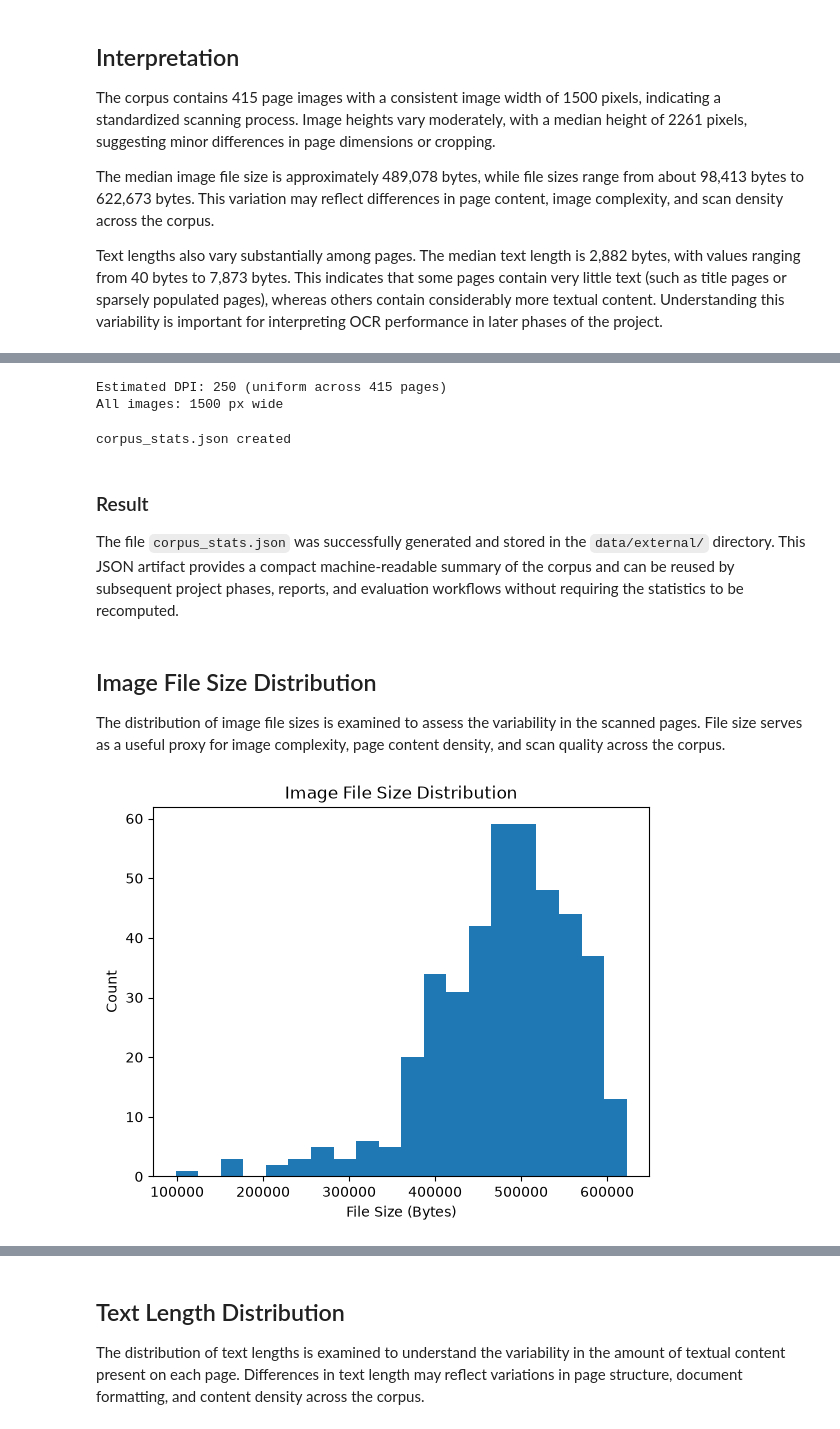
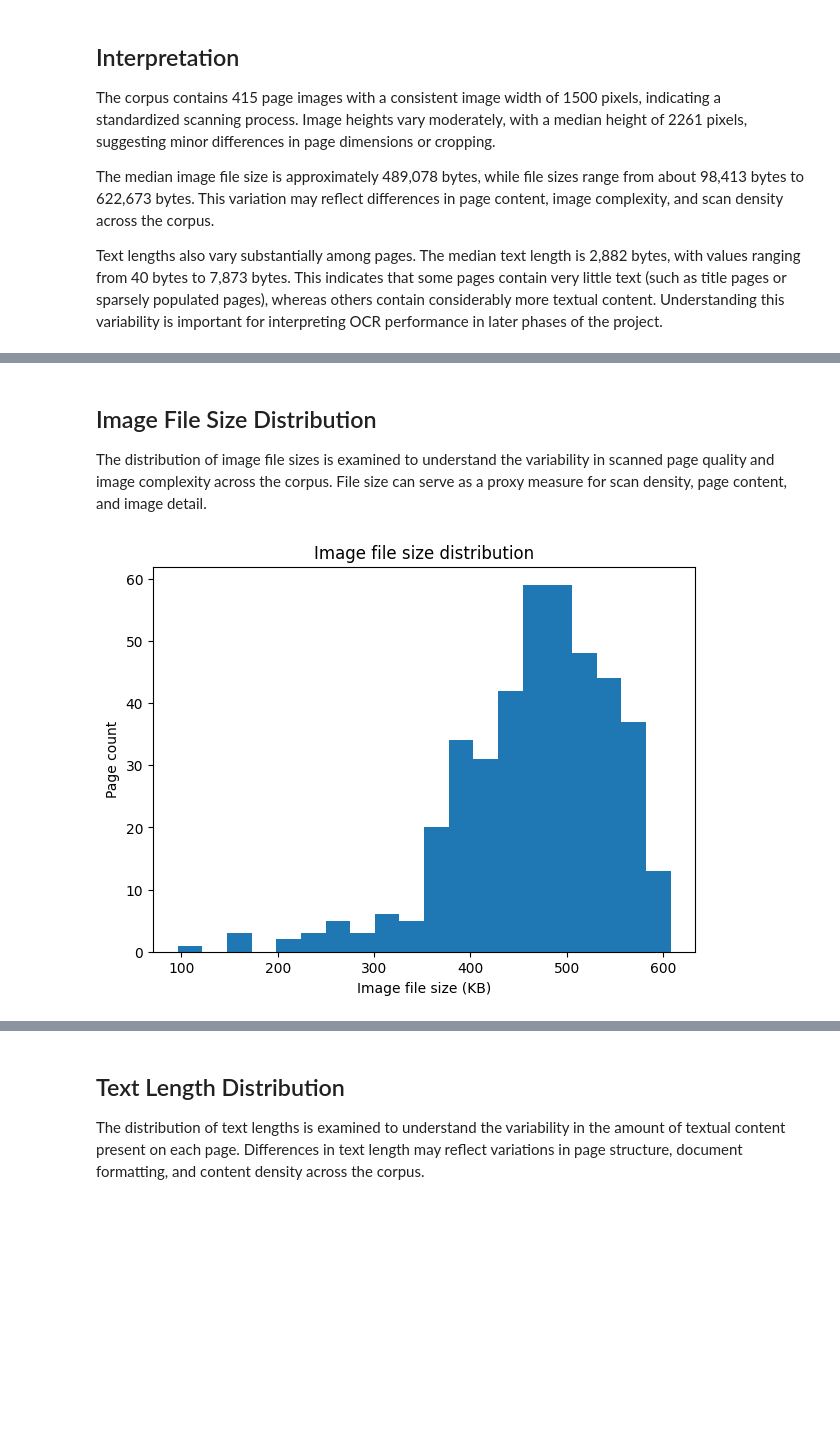
Before and after one commit to Pumapumapumas/ml-class-project, a Jupyter notebook: notebooks/01_corpus_characterization.ipynb, the cells around one changed output, grey strips where cells are left out. Saved outputs shown, nothing was run; the diff lists cells and outputs as text; code cells hidden in the pictures; blank space fills up the shorter version.

```diff
--- a/notebooks/01_corpus_characterization.ipynb
+++ b/notebooks/01_corpus_characterization.ipynb
@@ -51,3 +4,11 @@ The first few rows confirm that the dataset was loaded successfully. Each record
 This notebook characterizes the Telugu OCR corpus by examining page dimensions,
 text lengths, and image file sizes. The objective is to summarize the corpus and
 understand its characteristics before developing and evaluating OCR models.
+# %%
+from pathlib import Path
+
+REPO_ROOT = Path.cwd().parent if Path.cwd().name == 'notebooks' else Path.cwd()
+FIG_DIR = REPO_ROOT / 'reports' / 'figures' / 'corpus'
+FIG_DIR.mkdir(parents=True, exist_ok=True)
+print(f'Repo root: {REPO_ROOT}')
+print(f'Figures will be saved to: {FIG_DIR.relative_to(REPO_ROOT)}')
@@ -53,0 +22,5 @@ understand its characteristics before developing and evaluating OCR models.
+# %%
+import pandas as pd
+
+df = pd.read_csv(REPO_ROOT / 'data' / 'external' / 'corpus_inventory.csv')
+df.head()
@@ -165,57 +83,19 @@ image dimensions, text-length statistics, and file-size statistics.
-# %%
-# Estimate scan resolution assuming a 6-inch page width
-df["dpi_estimate"] = df["image_width"] / 6.0
-
-print(f"Estimated DPI: {df['dpi_estimate'].iloc[0]:.0f} (uniform across {len(df)} pages)")
-print(f"All images: {df['image_width'].iloc[0]} px wide")
-# %% [output]
-Estimated DPI: 250 (uniform across 415 pages)
-All images: 1500 px wide
-# %%
-import json
-
-stats = {
-    "total_books": int(df["book_id"].nunique()),
-    "total_pages": int(len(df)),
-    "median_image_width_px": int(df["image_width"].median()),
-    "median_image_height_px": int(df["image_height"].median()),
-    "mean_text_length_chars": float(df["text_bytes"].mean()),
-    "median_text_length_chars": float(df["text_bytes"].median()),
-    "median_file_size_bytes": int(df["image_bytes"].median()),
-
-    "dpi_estimate": float(df["dpi_estimate"].iloc[0]),
-    "image_width_uniform": bool(df["image_width"].nunique() == 1)
-}
-
-with open("../data/external/corpus_stats.json", "w") as f:
-    json.dump(stats, f, indent=2)
-
-print("corpus_stats.json created")
-# %% [output]
-corpus_stats.json created
-# %% [markdown]
-### Result
-
-The file `corpus_stats.json` was successfully generated and stored in the
-`data/external/` directory. This JSON artifact provides a compact machine-readable
-summary of the corpus and can be reused by subsequent project phases, reports,
-and evaluation workflows without requiring the statistics to be recomputed.
 # %% [markdown]
 ## Image File Size Distribution
 
-The distribution of image file sizes is examined to assess the variability in
-the scanned pages. File size serves as a useful proxy for image complexity,
-page content density, and scan quality across the corpus.
+The distribution of image file sizes is examined to understand the variability in scanned page quality and image complexity across the corpus. File size can serve as a proxy measure for scan density, page content, and image detail.
-# %%
-import matplotlib.pyplot as plt
-
-plt.hist(df["image_bytes"], bins=20)
-plt.title("Image File Size Distribution")
-plt.xlabel("File Size (Bytes)")
-plt.ylabel("Count")
-plt.show()
-# %% [output]
-[figure, removed]
+# %%
+import matplotlib.pyplot as plt
+
+fig, ax = plt.subplots(figsize=(7, 5))
+ax.hist(df['image_bytes'] / 1024, bins=20)
+ax.set_xlabel('Image file size (KB)')
+ax.set_ylabel('Page count')
+ax.set_title('Image file size distribution')
+fig.savefig(FIG_DIR / 'file_size_distribution.png', dpi=150, bbox_inches='tight')
+plt.show()
+# %% [output]
+[figure, added]
 # %% [markdown]
 ### Interpretation
 
```
Also changed, not shown: parts of 33 cells of this notebook, 4 other files.
